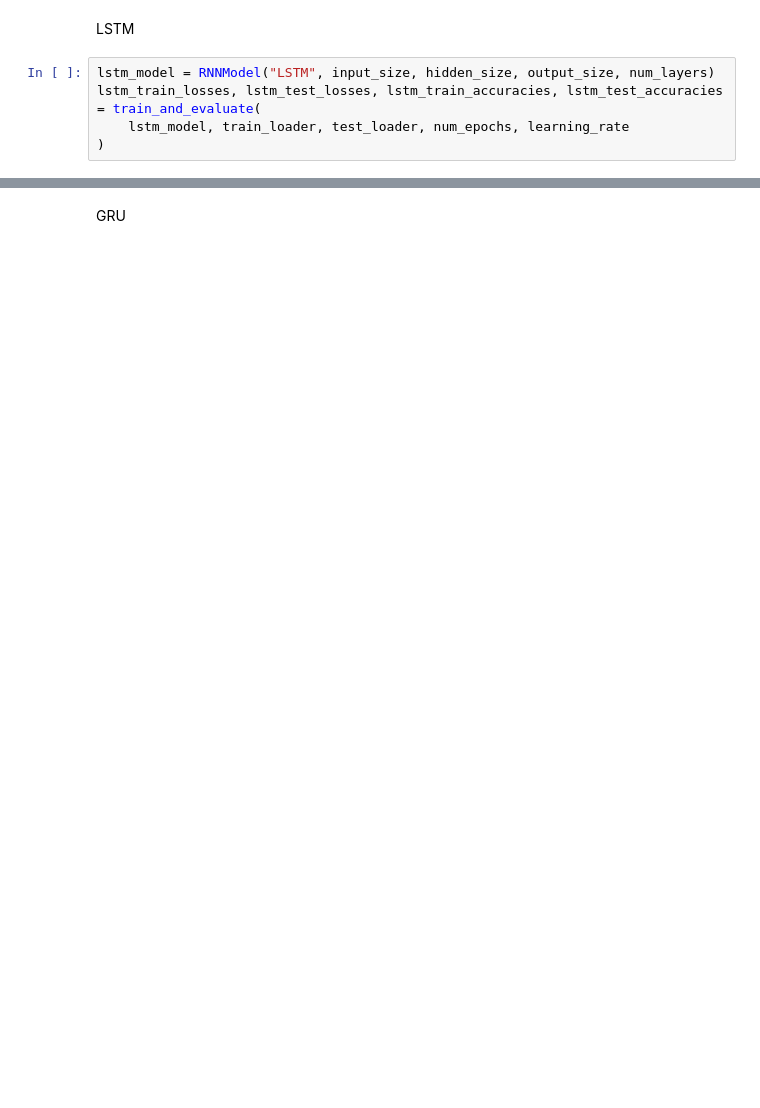
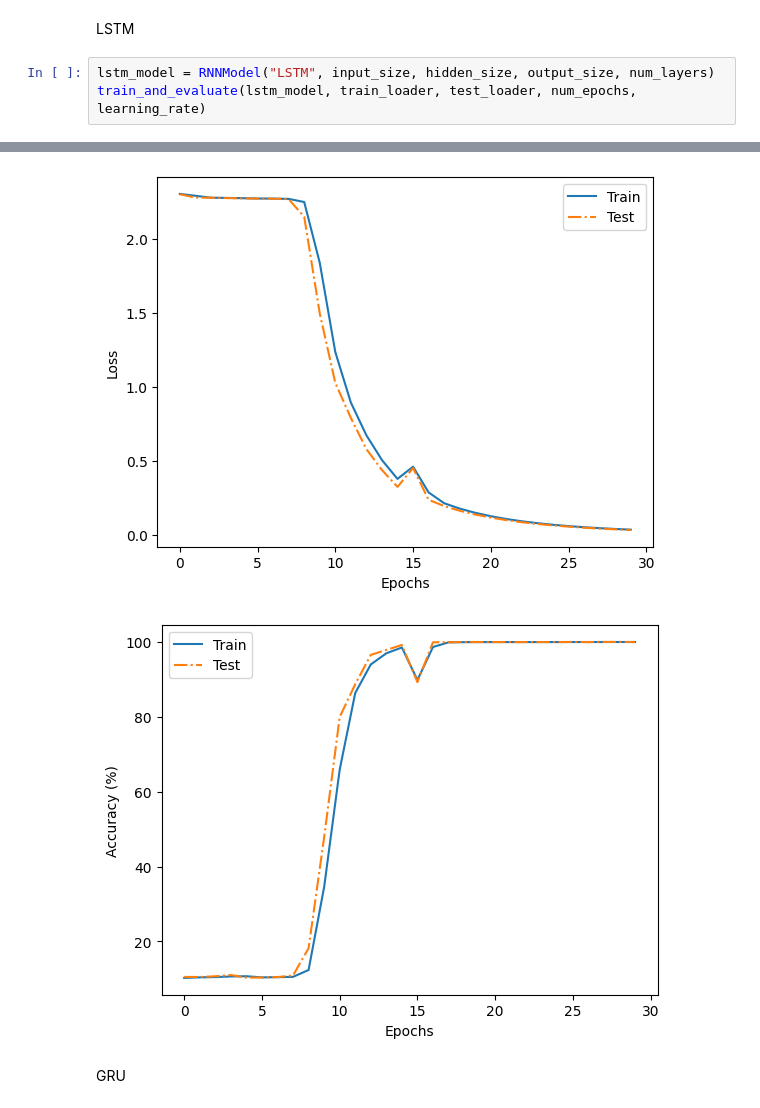
Before and after one commit to U-Ilya-V/data_science_HW, a Jupyter notebook: module_5/2_Sequences.ipynb, the cells around one changed output, grey strips where cells are left out. Drawn from its saved outputs; the diff is of its cells as text; blank space fills up the shorter version.

```diff
--- a/module_5/2_Sequences.ipynb
+++ b/module_5/2_Sequences.ipynb
@@ -201,7 +218,5 @@ Epoch [30/30], Train Loss: 2.2758, Train Accuracy: 10.79%, Test Loss: 2.2787, Te
 LSTM
 # %%
 lstm_model = RNNModel("LSTM", input_size, hidden_size, output_size, num_layers)
-lstm_train_losses, lstm_test_losses, lstm_train_accuracies, lstm_test_accuracies = train_and_evaluate(
-    lstm_model, train_loader, test_loader, num_epochs, learning_rate
-)
+train_and_evaluate(lstm_model, train_loader, test_loader, num_epochs, learning_rate)
 # %% [output]
@@ -225,3 +240,5 @@ Epoch [30/30], Train Loss: 0.0143, Train Accuracy: 100.00%, Test Loss: 0.0135, T
+[figure, added]
+[figure, added]
 # %% [markdown]
 GRU
 # %%
```
Also changed, not shown: parts of 13 cells of this notebook, 1 other file.
